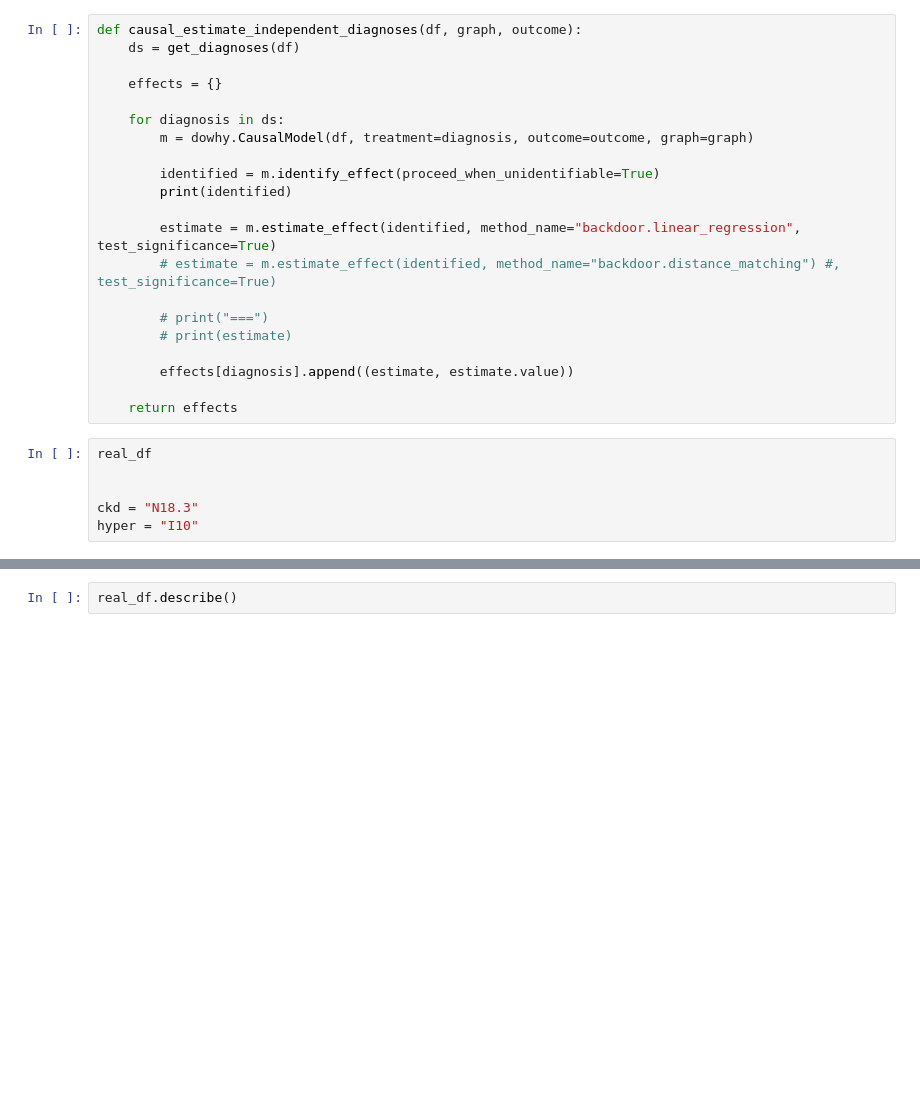
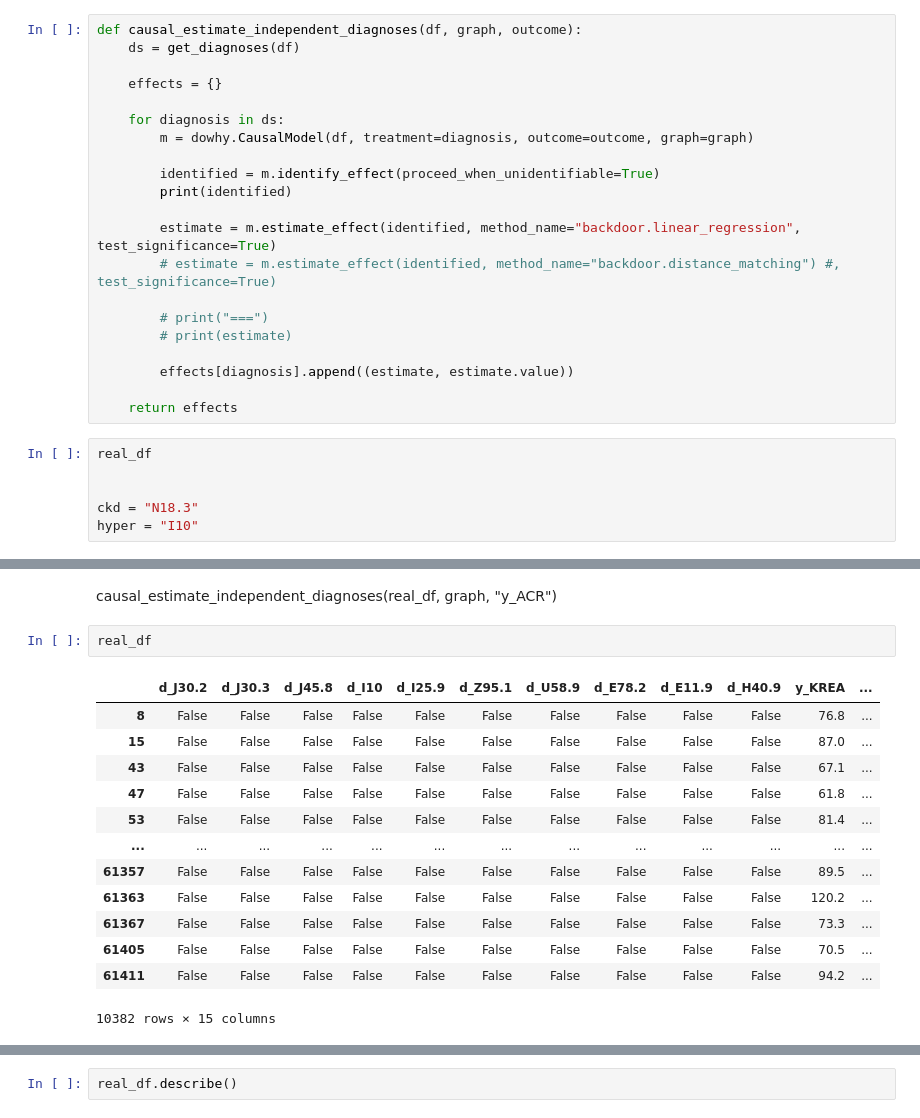
Before and after one commit to Jan-Blaha/HHH23-CKD, a Jupyter notebook: src/playground/Untitled.ipynb, the cells around one changed output, grey strips where cells are left out. Drawn from its saved outputs; the diff is of its cells as text; blank space fills up the shorter version.

```diff
--- a/src/playground/Untitled.ipynb
+++ b/src/playground/Untitled.ipynb
@@ -261 +263,19 @@ To adopt the future behavior and silence this warning, use
+# %% [markdown]
+causal_estimate_independent_diagnoses(real_df, graph, "y_ACR")
+# %%
+real_df
+# %% [output]
+|  | d_J30.2 | d_J30.3 | d_J45.8 | d_I10 | d_I25.9 | d_Z95.1 | d_U58.9 | d_E78.2 | d_E11.9 | d_H40.9 | y_KREA | ... |
+| 8 | False | False | False | False | False | False | False | False | False | False | 76.8 | ... |
+| 15 | False | False | False | False | False | False | False | False | False | False | 87.0 | ... |
+| 43 | False | False | False | False | False | False | False | False | False | False | 67.1 | ... |
+| 47 | False | False | False | False | False | False | False | False | False | False | 61.8 | ... |
+| 53 | False | False | False | False | False | False | False | False | False | False | 81.4 | ... |
+| ... | ... | ... | ... | ... | ... | ... | ... | ... | ... | ... | ... | ... |
+| 61357 | False | False | False | False | False | False | False | False | False | False | 89.5 | ... |
+| 61363 | False | False | False | False | False | False | False | False | False | False | 120.2 | ... |
+| 61367 | False | False | False | False | False | False | False | False | False | False | 73.3 | ... |
+| 61405 | False | False | False | False | False | False | False | False | False | False | 70.5 | ... |
+| 61411 | False | False | False | False | False | False | False | False | False | False | 94.2 | ... |
+10382 rows × 15 columns
 # %%
```
Also changed, not shown: parts of 11 cells of this notebook, 1 other file.
